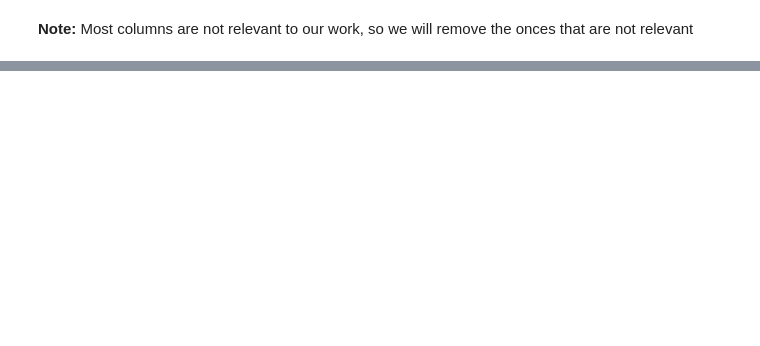
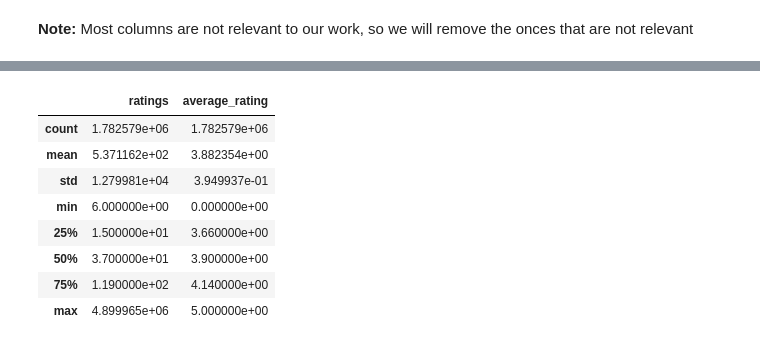
Before and after one commit to natek-1/Book-Recommendation, a Jupyter notebook: notebook/search.ipynb, the cells around one changed output, grey strips where cells are left out. Cells and saved outputs as stored; diff of their text form; code cells hidden in the pictures; blank space fills up the shorter version.

```diff
--- a/notebook/search.ipynb
+++ b/notebook/search.ipynb
@@ -77,0 +91,15 @@ with gzip.open("dataset/goodreads_books.json.gz") as f:
+# %%
+titles_df['ratings'] = pd.to_numeric(titles_df['ratings'])
+titles_df['average_rating'] = pd.to_numeric(titles_df['average_rating'])
+# %%
+titles_df.describe()
+# %% [output]
+|  | ratings | average_rating |
+| count | 1.782579e+06 | 1.782579e+06 |
+| mean | 5.371162e+02 | 3.882354e+00 |
+| std | 1.279981e+04 | 3.949937e-01 |
+| min | 6.000000e+00 | 0.000000e+00 |
+| 25% | 1.500000e+01 | 3.660000e+00 |
+| 50% | 3.700000e+01 | 3.900000e+00 |
+| 75% | 1.190000e+02 | 4.140000e+00 |
+| max | 4.899965e+06 | 5.000000e+00 |
```
Also changed, not shown: parts of 4 cells of this notebook.
